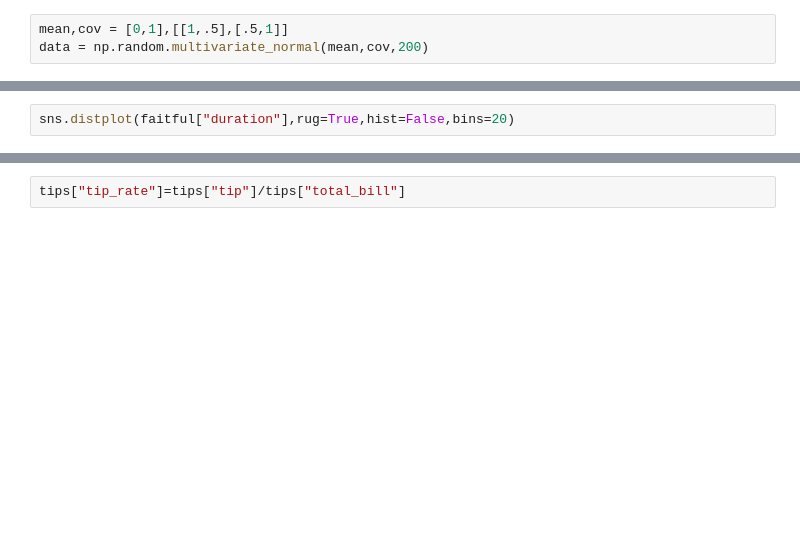
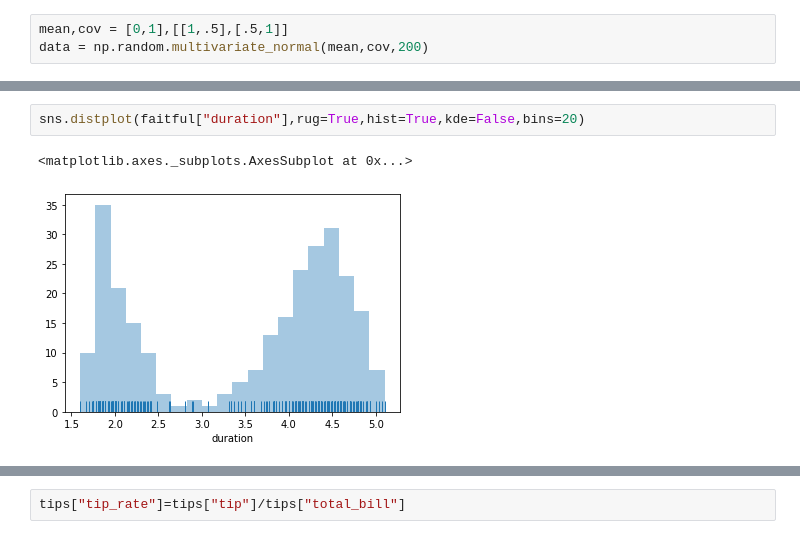
Before and after one commit to statisticalbiotechnology/app_bioinfo, a Jupyter notebook: plotting/seaborn.ipynb, the cells around one changed output, grey strips where cells are left out. Saved outputs shown, nothing was run; the diff lists cells and outputs as text; blank space fills up the shorter version.

```diff
--- a/plotting/seaborn.ipynb
+++ b/plotting/seaborn.ipynb
@@ -42,3 +120,6 @@ faitful=sns.load_dataset("geyser")
 # %%
-sns.distplot(faitful["duration"],rug=True,hist=False,bins=20)
+sns.distplot(faitful["duration"],rug=True,hist=True,kde=False,bins=20)
+# %% [output]
+<matplotlib.axes._subplots.AxesSubplot at 0x...>
+[figure, added]
 # %%
```
Also changed, not shown: parts of 27 cells of this notebook, 1 other file.
